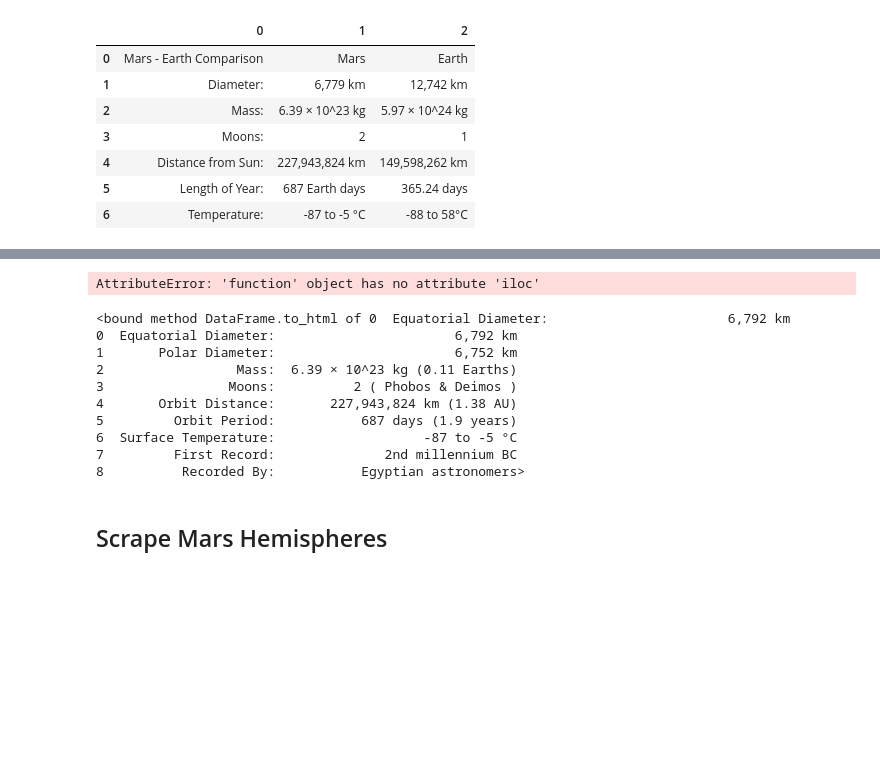
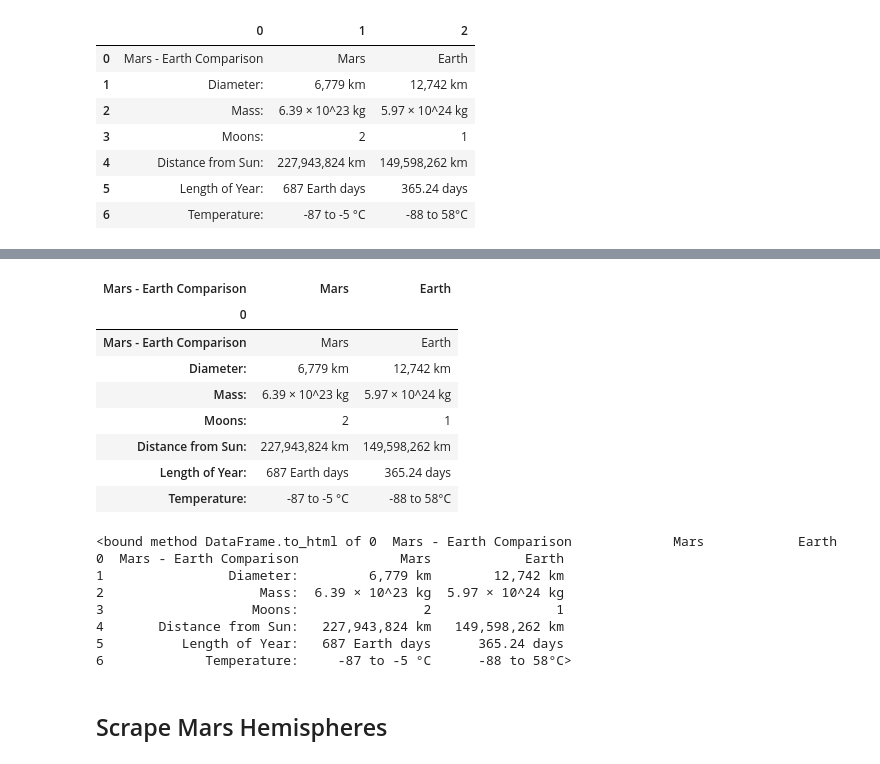
Before and after one commit to adnafarah/web-scraping-challenge, a Jupyter notebook: missions_to_mars/Web_Scraping.ipynb, the cells around one changed output, grey strips where cells are left out. Saved outputs shown, nothing was run; the diff lists cells and outputs as text; code cells hidden in the pictures; blank space fills up the shorter version.

```diff
--- a/missions_to_mars/Web_Scraping.ipynb
+++ b/missions_to_mars/Web_Scraping.ipynb
@@ -162,3 +150,5 @@ df1
 | 4 | Distance from Sun: | 227,943,824 km | 149,598,262 km |
 | 5 | Length of Year: | 687 Earth days | 365.24 days |
 | 6 | Temperature: | -87 to -5 °C | -88 to 58°C |
+# %%
+df1 = df1.set_index(0)
@@ -166,23 +168,31 @@ df1
 #Make top row the column names
 new_header = df1.iloc[0]
 df1.columns = new_header
-# %% [output]
-AttributeError: 'function' object has no attribute 'iloc'
+# %%
+df1
+# %% [output]
+| Mars - Earth Comparison | Mars | Earth |
+| 0 |  |  |
+| Mars - Earth Comparison | Mars | Earth |
+| Diameter: | 6,779 km | 12,742 km |
+| Mass: | 6.39 × 10^23 kg | 5.97 × 10^24 kg |
+| Moons: | 2 | 1 |
+| Distance from Sun: | 227,943,824 km | 149,598,262 km |
+| Length of Year: | 687 Earth days | 365.24 days |
+| Temperature: | -87 to -5 °C | -88 to 58°C |
 # %%
 #convert to html string
 df1 = df1.to_html
 df1
 # %% [output]
-<bound method DataFrame.to_html of 0  Equatorial Diameter:                       6,792 km
-0  Equatorial Diameter:                       6,792 km
-1       Polar Diameter:                       6,752 km
-2                 Mass:  6.39 × 10^23 kg (0.11 Earths)
-3                Moons:          2 ( Phobos & Deimos )
-4       Orbit Distance:       227,943,824 km (1.38 AU)
-5         Orbit Period:           687 days (1.9 years)
-6  Surface Temperature:                   -87 to -5 °C
-7         First Record:              2nd millennium BC
-8          Recorded By:           Egyptian astronomers>
+<bound method DataFrame.to_html of 0  Mars - Earth Comparison             Mars            Earth
+0  Mars - Earth Comparison             Mars            Earth
+1                Diameter:         6,779 km        12,742 km
+2                    Mass:  6.39 × 10^23 kg  5.97 × 10^24 kg
+3                   Moons:                2                1
+4       Distance from Sun:   227,943,824 km   149,598,262 km
+5          Length of Year:   687 Earth days      365.24 days
+6             Temperature:     -87 to -5 °C      -88 to 58°C>
 # %% [markdown]
 ## Scrape Mars Hemispheres
 # %%
```
Also changed, not shown: parts of 6 cells of this notebook, 3 other files.
